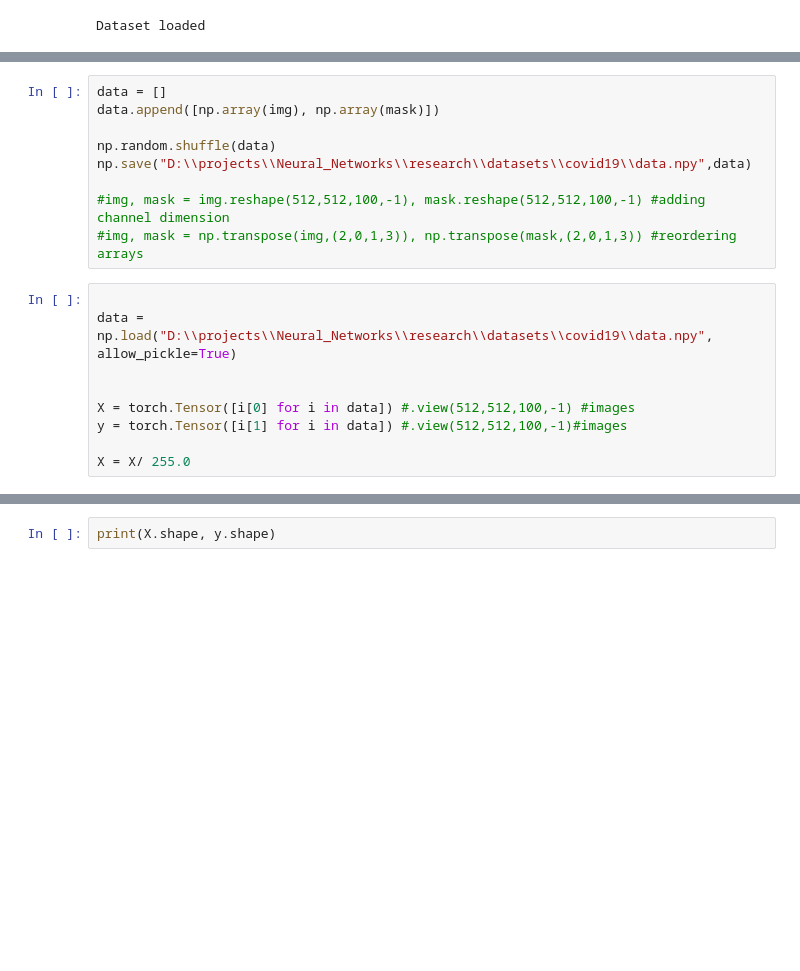
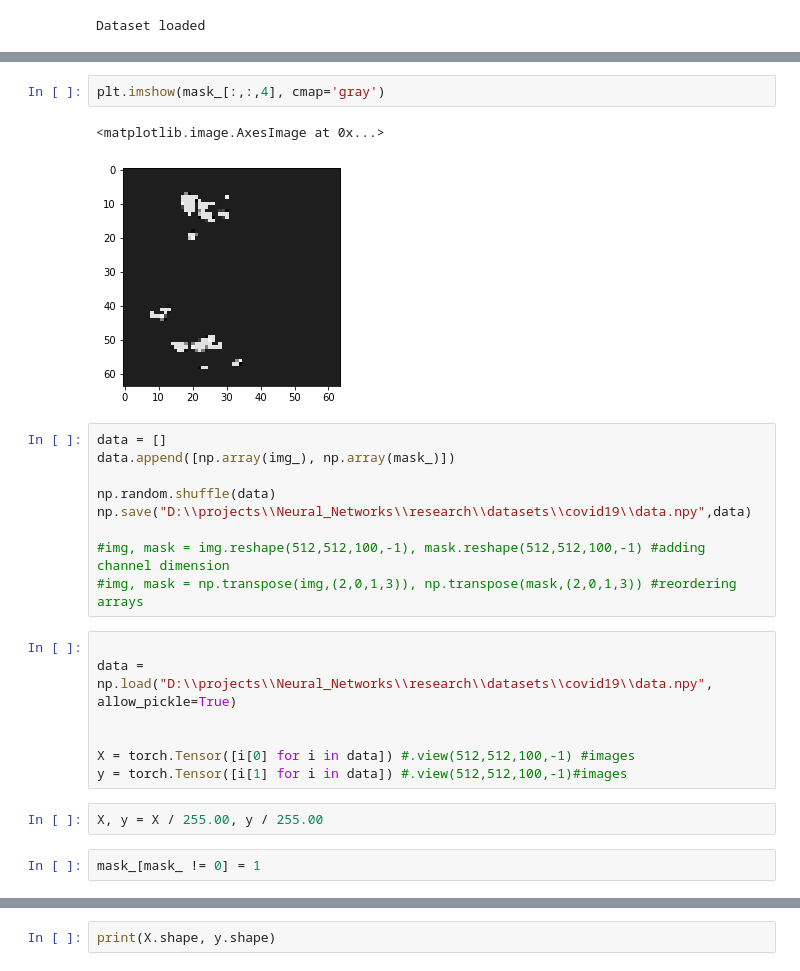
Before and after one commit to yusuftengriverdi/neural_networks, a Jupyter notebook: unet_covid.ipynb, the cells around one changed output, grey strips where cells are left out. Saved outputs shown, nothing was run; the diff lists cells and outputs as text; blank space fills up the shorter version.

```diff
--- a/unet_covid.ipynb
+++ b/unet_covid.ipynb
@@ -60,6 +59,11 @@ plt.imshow(mask[:,:,0])
+# %%
+plt.imshow(mask_[:,:,4], cmap='gray')
+# %% [output]
+<matplotlib.image.AxesImage at 0x...>
+[figure, added]
 # %%
 data = []
-data.append([np.array(img), np.array(mask)])
+data.append([np.array(img_), np.array(mask_)])
 
 np.random.shuffle(data)
 np.save("D:\\projects\\Neural_Networks\\research\\datasets\\covid19\\data.npy",data)
@@ -73,5 +77,7 @@ data = np.load("D:\\projects\\Neural_Networks\\research\\datasets\\covid19\\data
 
 X = torch.Tensor([i[0] for i in data]) #.view(512,512,100,-1) #images
 y = torch.Tensor([i[1] for i in data]) #.view(512,512,100,-1)#images
-
-X = X/ 255.0
+# %%
+X, y = X / 255.00, y / 255.00
+# %%
+mask_[mask_ != 0] = 1
```
Also changed, not shown: parts of 33 cells of this notebook.
